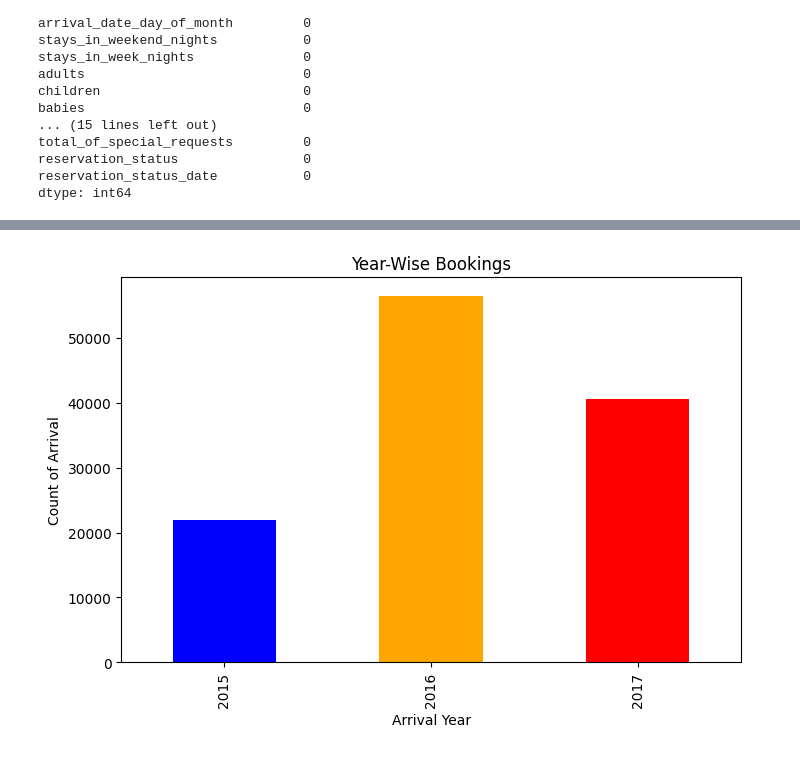
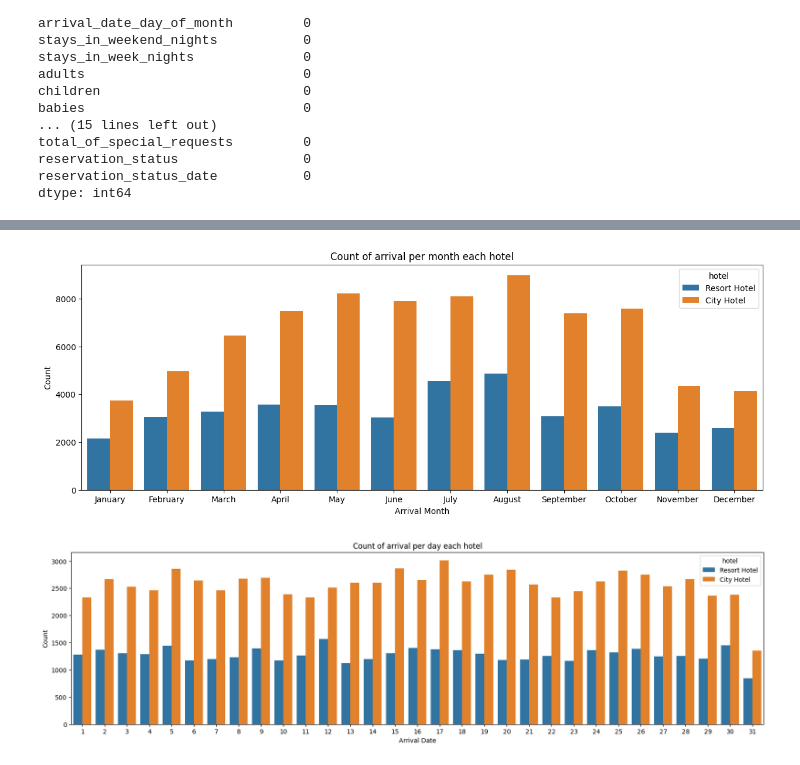
Before and after one commit to kumrathod/Edahotelbookings, a Jupyter notebook: Welcome_To_Colaboratory.ipynb, the cells around one changed output, grey strips where cells are left out. Drawn from its saved outputs; the diff is of its cells as text; code cells hidden in the pictures.

```diff
--- a/Welcome_To_Colaboratory.ipynb
+++ b/Welcome_To_Colaboratory.ipynb
@@ -52,7 +80,7 @@ reservation_status                     0
 reservation_status_date                0
 dtype: int64
 # %%
-df.drop(['agent','company'],axis = 1, inplace = True)
+df.drop(['company','agent'],axis = 1 , inplace = True)
 # %%
 df.isnull().sum()
 # %% [output]
@@ -124,3 +127,0 @@ Name: children, dtype: float64
-# %%
-# adding a column for canceled and non canceled values (1,0) with canceled and not_canceled
-df['cancelation'] = df.is_canceled.replace(to_replace= [1,0] , value= ['canceled', 'not_canceled'])
@@ -197,9 +128,18 @@ df_hotel_by_year= df[['arrival_date_year', 'hotel']].value_counts().groupby('arr
+# %%
+plt.rcParams['figure.figsize']= (15,5)
+sns.countplot(data = df , x = 'arrival_date_month', hue = 'hotel', order = ['January','February','March','April','May','June','July','August','September','October','November','December'])
+plt.title("Count of arrival per month each hotel")
+plt.xlabel("Arrival Month")
+plt.ylabel("Count")
+plt.show()
+# %% [output]
+[figure, added]
 # %%
-plt.rcParams['figure.figsize'] = (8,5)
-df_hotel_by_year.plot(kind = 'bar',color = ['blue','orange','red'])
-plt.title("Year-Wise Bookings")
-plt.xlabel("Arrival Year")
-plt.ylabel("Count of Arrival")
+plt.rcParams['figure.figsize'] = (20,5)
+sns.countplot(data = df,x = 'arrival_date_day_of_month',hue = 'hotel')
+plt.title("Count of arrival per day each hotel")
+plt.xlabel("Arrival Date")
+plt.ylabel("Count")
 plt.show()
 # %% [output]
-[figure, old version]
+[figure, new version]
```
Also changed, not shown: parts of 27 cells of this notebook.
